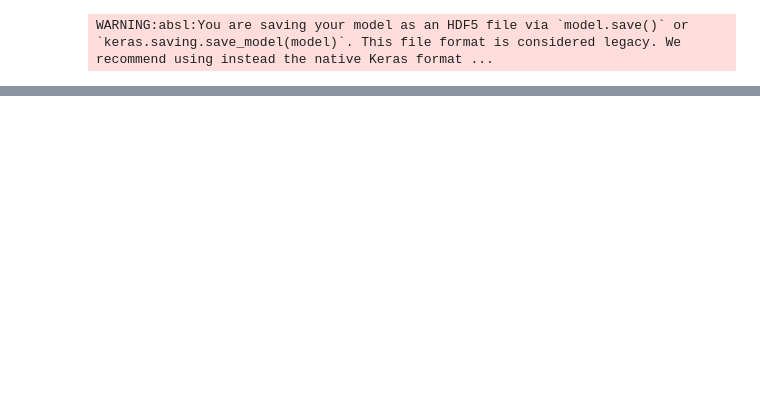
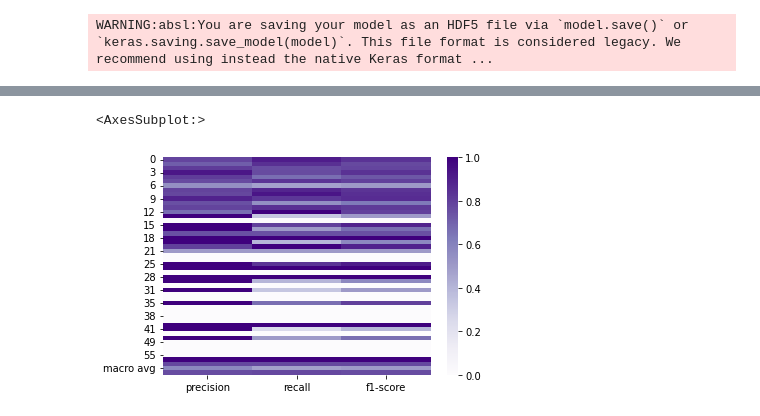
Before and after one commit to vaibhav-sangwan/GNN_MP, a Jupyter notebook: node.ipynb, the cells around one changed output, grey strips where cells are left out. Saved outputs shown, nothing was run; the diff lists cells and outputs as text; code cells hidden in the pictures; blank space fills up the shorter version.

```diff
--- a/node.ipynb
+++ b/node.ipynb
@@ -315,0 +346,6 @@ acc_elm, acc_elm_training, acc_dnn, dnn_acc_training
+# %%
+# DNN
+sns.heatmap(pd.DataFrame(clf_report).iloc[:-1, :].T, cmap="Purples")
+# %% [output]
+<AxesSubplot:>
+[figure, added]
```
Also changed, not shown: parts of 24 cells of this notebook, 7 other files.
